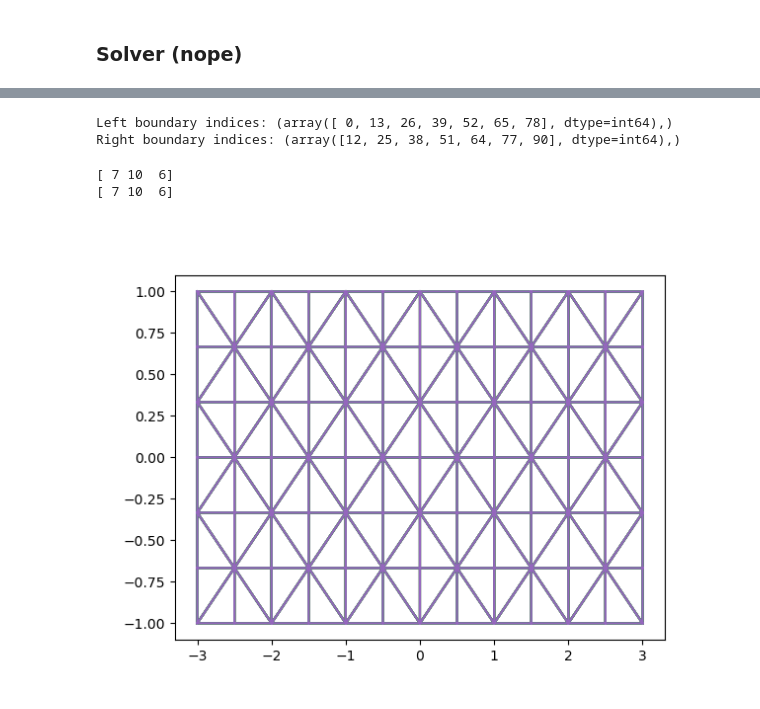
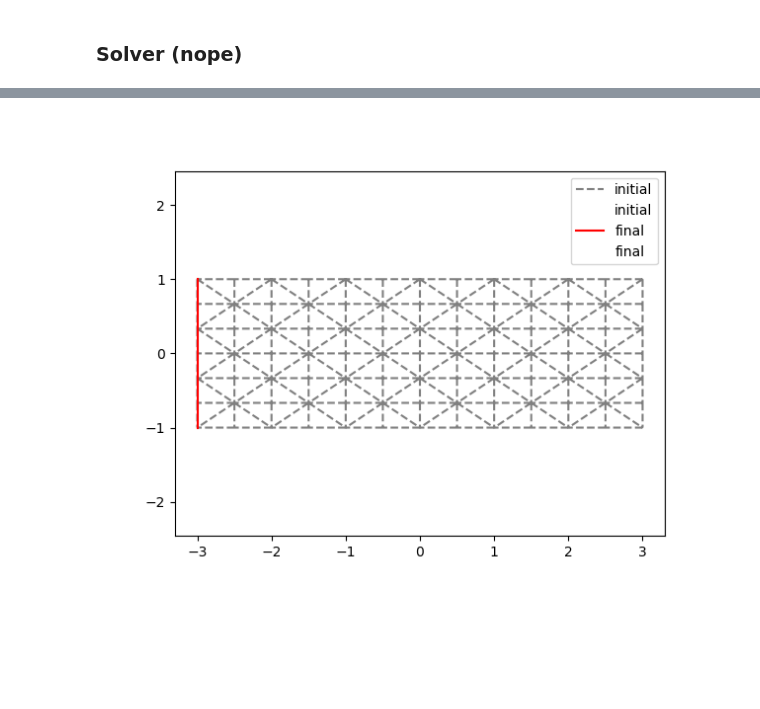
Before and after one commit to XaveryXavier/sim, a Jupyter notebook: solver_clean.ipynb, the cells around one changed output, grey strips where cells are left out. Saved outputs shown, nothing was run; the diff lists cells and outputs as text; code cells hidden in the pictures; blank space fills up the shorter version.

Commit message:
Compiles, animates, breaks

```diff
--- a/solver_clean.ipynb
+++ b/solver_clean.ipynb
@@ -324,6 +324,7 @@ class Parameters:
                'glass': ( 50e9,  0.18, 2190),
                'default': (10e5,0.3,1000)}
         E, nu, rho = library[material]
+        self.material_name = material
         self.E = E              # Young Modulus
         self.nu = nu            # Poisson ratio
         self.rho = rho          # Mass density
@@ -550,23 +531,4 @@ class Solver:
-# %%
-test_material = Parameters('default')
-solve = Solver(test_material)
-solve.set_gravity(0, -9.0)
-solve.set_traction(-1, -1)
-x_t = solve.simulate(t_max=20.0, dt=0.01)
-# %% [output]
-Left boundary indices: (array([ 0, 13, 26, 39, 52, 65, 78], dtype=int64),)
-Right boundary indices: (array([12, 25, 38, 51, 64, 77, 90], dtype=int64),)
 # %%
-M = np.array([[1, 2, 3], [1, 3, 5], [2, 1, 1]])
-v = np.array([2, 1, 1])
-print(M@v)
-print(np.dot(M, v))
+solve.plot_initial_vs_final()
 # %% [output]
-[ 7 10  6]
-[ 7 10  6]
+[figure, added]
-# %%
-frame = -7
-solve.plot_frame(frame)
-# solve.animate()
-# %% [output]
-[figure, removed]
```
Also changed, not shown: parts of 4 cells of this notebook.
